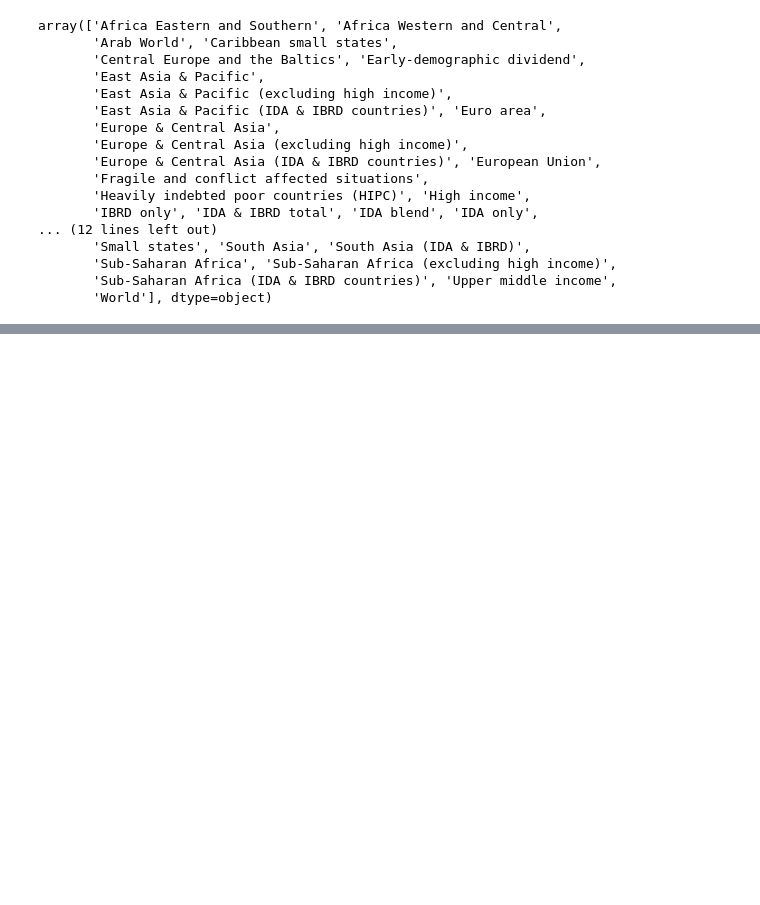
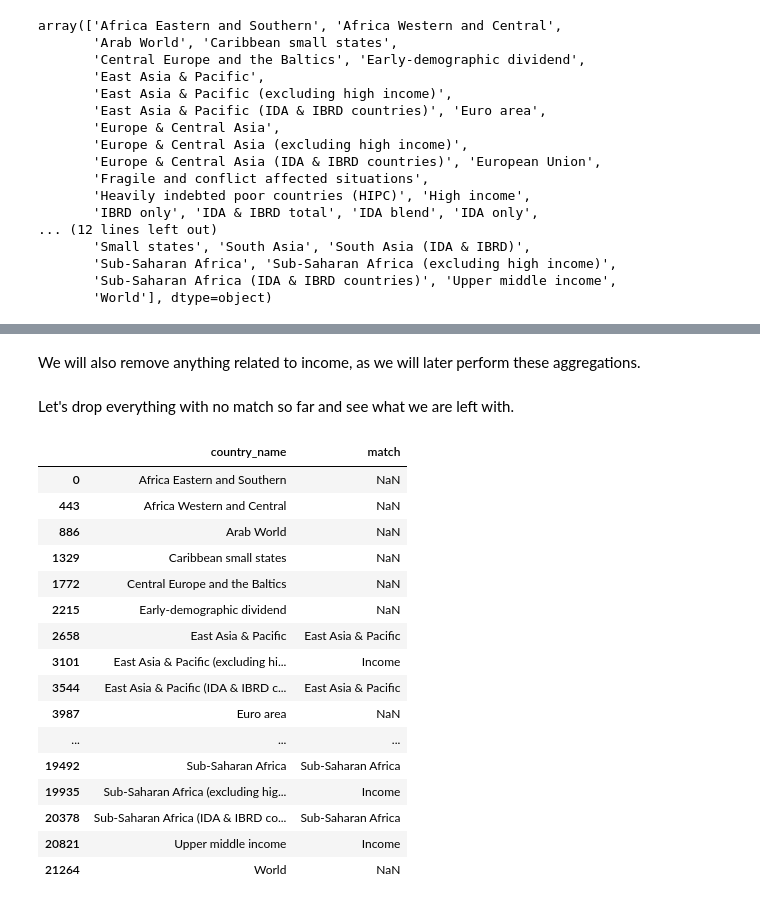
Before and after one commit to hugotorres22/data-analysis, a Jupyter notebook: Health Nutrition Worldwide/health_nutrition_worldwide.ipynb, the cells around one changed output, grey strips where cells are left out. Saved outputs shown, nothing was run; the diff lists cells and outputs as text; code cells hidden in the pictures; blank space fills up the shorter version.

Commit message:
Regions filtering

```diff
--- a/Health Nutrition Worldwide/health_nutrition_worldwide.ipynb
+++ b/Health Nutrition Worldwide/health_nutrition_worldwide.ipynb
@@ -105,0 +130,13 @@ array(['Africa Eastern and Southern', 'Africa Western and Central',
+# %%
+regions = pd.DataFrame(dataset_2021['region'].drop_duplicates().dropna(), columns=['region'])
+# %%
+odd_countries = pd.DataFrame(dataset_2021.loc[dataset_2021['region'].isna(), 'country_name'].drop_duplicates())
+# %%
+odd_countries['match'] = odd_countries['country_name']\
+    .apply(lambda x: regions[regions['region'].apply(lambda y: y in x)]['region'].max())
+# %% [markdown]
+We will also remove anything related to income, as we will later perform these aggregations.
+# %%
+odd_countries.loc[odd_countries['country_name'].str.contains('income', flags=re.IGNORECASE),'match'] = 'Income'
+# %% [markdown]
+Let's drop everything with no match so far and see what we are left with.
@@ -105,0 +145,20 @@ array(['Africa Eastern and Southern', 'Africa Western and Central',
+# %%
+odd_countries
+# %% [output]
+|  | country_name | match |
+| 0 | Africa Eastern and Southern | NaN |
+| 443 | Africa Western and Central | NaN |
+| 886 | Arab World | NaN |
+| 1329 | Caribbean small states | NaN |
+| 1772 | Central Europe and the Baltics | NaN |
+| 2215 | Early-demographic dividend | NaN |
+| 2658 | East Asia & Pacific | East Asia & Pacific |
+| 3101 | East Asia & Pacific (excluding hi... | Income |
+| 3544 | East Asia & Pacific (IDA & IBRD c... | East Asia & Pacific |
+| 3987 | Euro area | NaN |
+| ... | ... | ... |
+| 19492 | Sub-Saharan Africa | Sub-Saharan Africa |
+| 19935 | Sub-Saharan Africa (excluding hig... | Income |
+| 20378 | Sub-Saharan Africa (IDA & IBRD co... | Sub-Saharan Africa |
+| 20821 | Upper middle income | Income |
+| 21264 | World | NaN |
```
Also changed, not shown: parts of 6 cells of this notebook.
